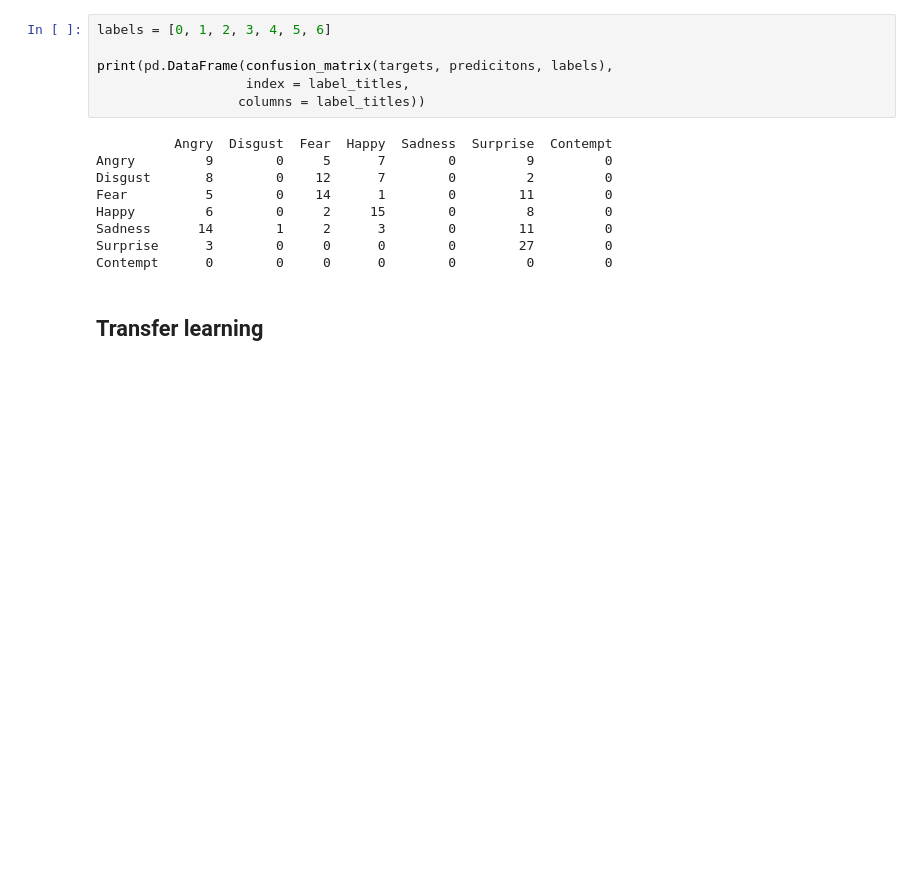
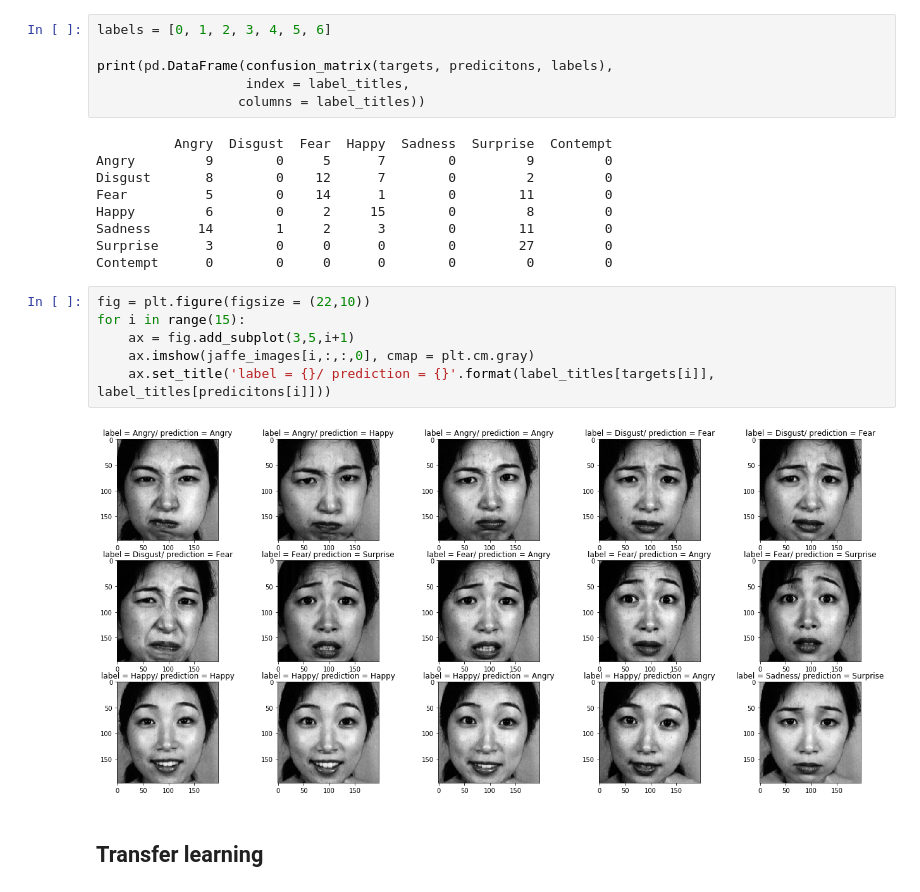
Before and after one commit to peterRaafat/machine-learning, a Jupyter notebook: Udacity- Machine learning nanodegree/Facial expressions/Project/facial expressions.ipynb, the cells around one changed output. Drawn from its saved outputs; the diff is of its cells as text; blank space fills up the shorter version.

```diff
--- a/Udacity- Machine learning nanodegree/Facial expressions/Project/facial expressions.ipynb
+++ b/Udacity- Machine learning nanodegree/Facial expressions/Project/facial expressions.ipynb
@@ -817,6 +827,14 @@ Happy         6        0     2     15        0         8         0
 Sadness      14        1     2      3        0        11         0
 Surprise      3        0     0      0        0        27         0
 Contempt      0        0     0      0        0         0         0
+# %%
+fig = plt.figure(figsize = (22,10))
+for i in range(15):
+    ax = fig.add_subplot(3,5,i+1)
+    ax.imshow(jaffe_images[i,:,:,0], cmap = plt.cm.gray)
+    ax.set_title('label = {}/ prediction = {}'.format(label_titles[targets[i]], label_titles[predicitons[i]]))
+# %% [output]
+[figure, added]
 # %% [markdown]
 ## Transfer learning
 # %%
```
Also changed, not shown: parts of 6 cells of this notebook.
